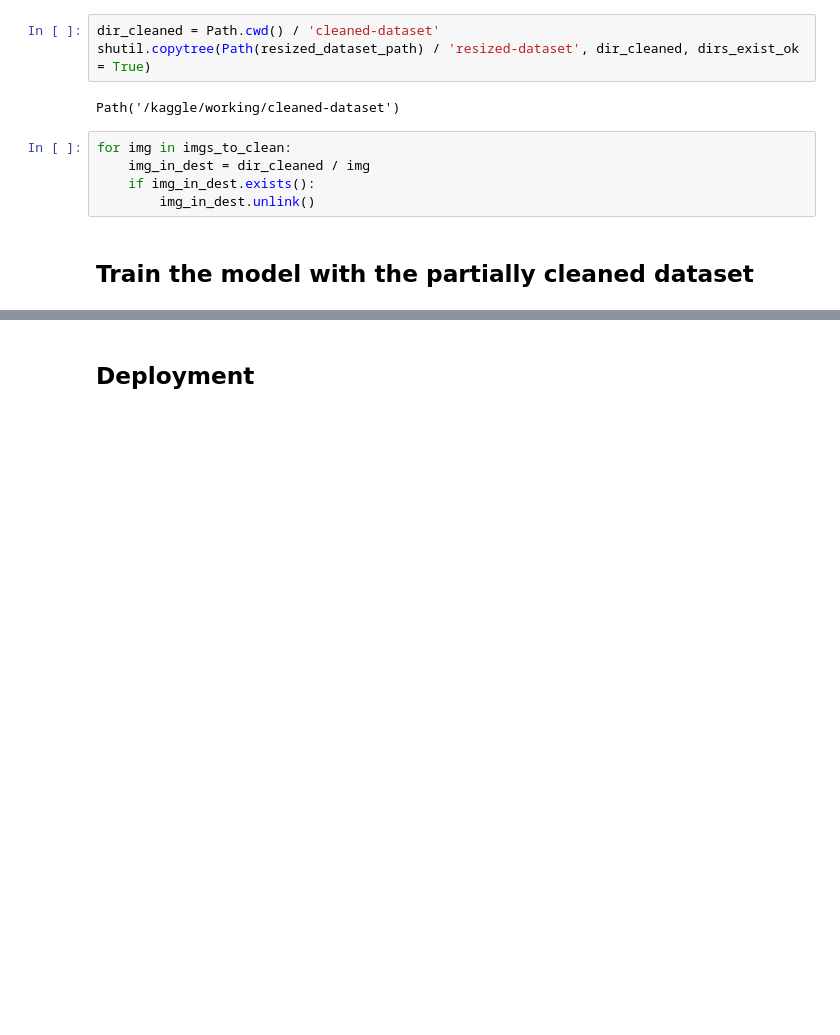
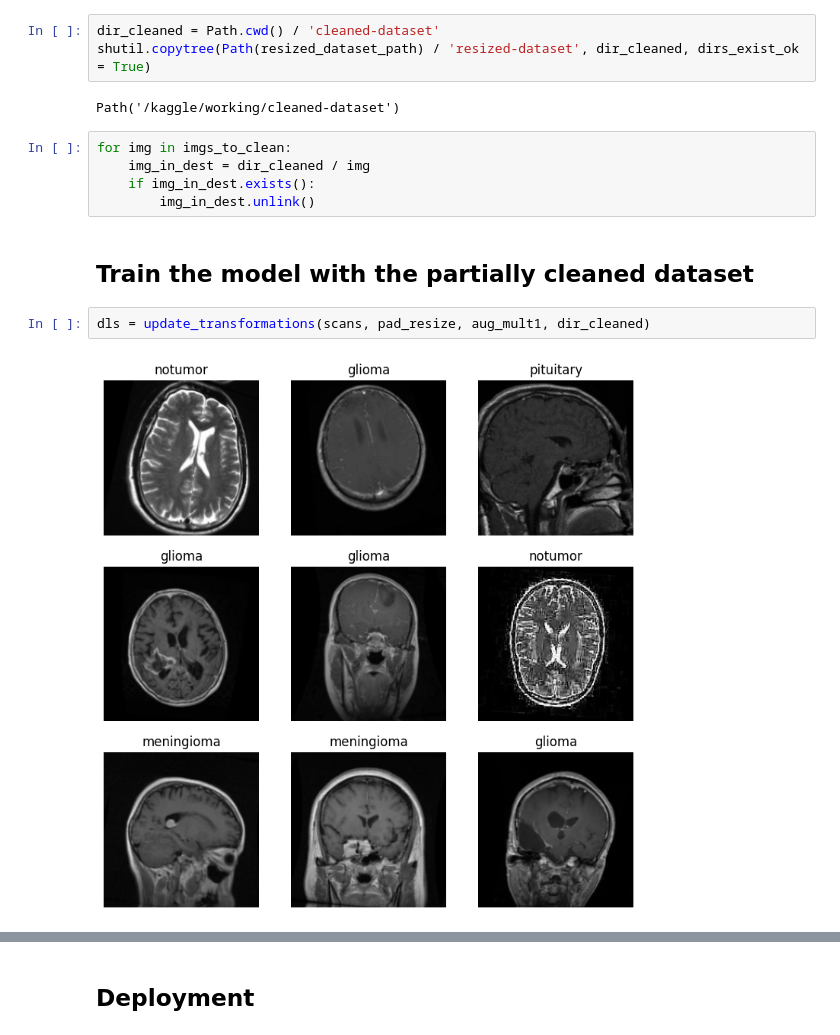
Before and after one commit to aviram421/mri-tumor-classification, a Jupyter notebook: tumor-classification-model.ipynb, the cells around one changed output, grey strips where cells are left out. Cells and saved outputs as stored; diff of their text form; blank space fills up the shorter version.

Commit message:
Train model on cleaned dataset

```diff
--- a/tumor-classification-model.ipynb
+++ b/tumor-classification-model.ipynb
@@ -285,3 +281,7 @@ for img in imgs_to_clean:
         img_in_dest.unlink()
 # %% [markdown]
 ## Train the model with the partially cleaned dataset
+# %%
+dls = update_transformations(scans, pad_resize, aug_mult1, dir_cleaned)
+# %% [output]
+[figure, added]
```
Also changed, not shown: parts of 4 cells of this notebook.
